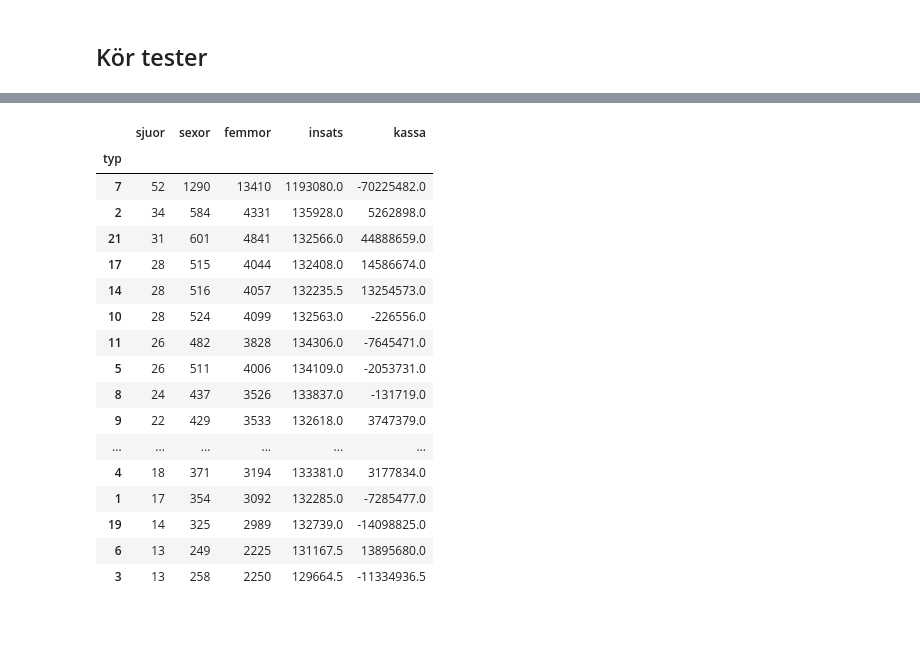
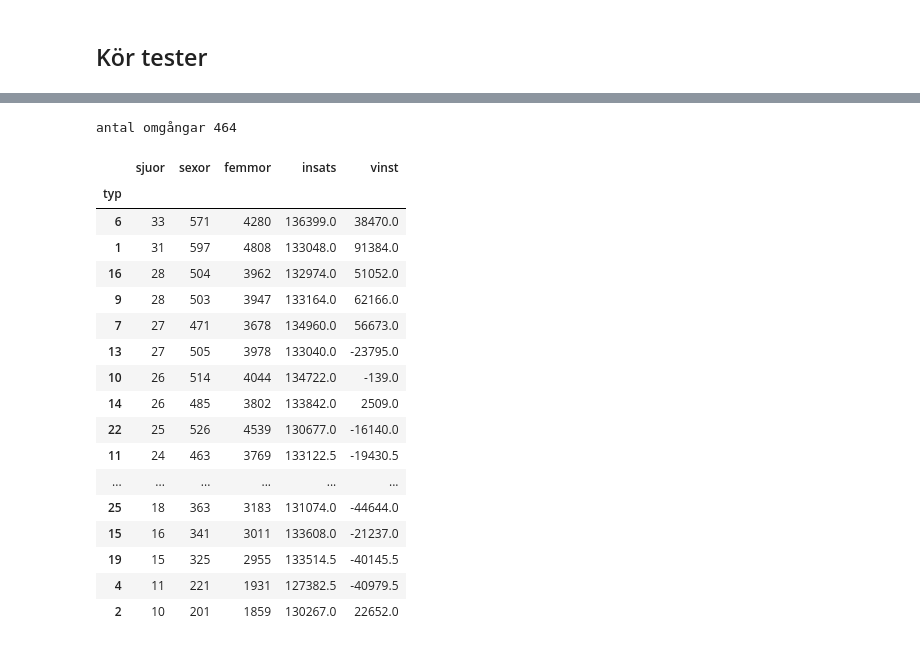
Before and after one commit to carokanns/Trav, a Jupyter notebook: spel/v75_tester/kolla_nya_fearures.ipynb, the cells around one changed output, grey strips where cells are left out. Saved outputs shown, nothing was run; the diff lists cells and outputs as text; code cells hidden in the pictures.

```diff
--- a/spel/v75_tester/kolla_nya_fearures.ipynb
+++ b/spel/v75_tester/kolla_nya_fearures.ipynb
@@ -640,0 +581,4 @@ spel_stats.to_csv('spel_stats.csv', index=False)
+# %%
+# spel_stats.sort_values(by=['typ', 'datum'], inplace=True)
+spel_stats = pd.read_csv('spel_stats.csv')
+spel_stats
@@ -670,0 +637,4 @@ spel_stats.info()
+# %%
+spel_sort = spel_stats.groupby('typ')[['sjuor','sexor','femmor','insats','vinst']].sum().sort_values(by='vinst', ascending=False)
+valda=spel_sort.loc[spel_sort.vinst>-0].index
+valda[:6]
@@ -670,0 +645,16 @@ spel_stats.info()
+# %%
+
+valda = spel_sort.iloc[:4].index.tolist()
+print(valda)
+# create new rows from valda but with enc = True
+
+for typ in valda:
+    l = stats_typer.loc[stats_typer.typ == typ].values[0].tolist()
+
+    # set first item in l to len(stats_typer)+1 as a string and last item to true
+    l[0] = str(len(stats_typer)+1)
+    l[-1] = True
+
+    stats_typer.loc[len(stats_typer)] = l
+
+stats_typer
@@ -670,0 +682,8 @@ spel_stats.info()
+# %%
+for typ in stats_typer.iloc[-len(valda):,:].typ:
+   print('Vald typ: ', typ)
+   spel_dict, temp_stats, dfSpel = run_one_typ(typ)
+   temp_stats['vinst'] = temp_stats.utdelning-temp_stats.insats
+   # temp_stats['kassa'] = temp_stats.vinst.cumsum()
+
+   spel_stats = uppdatera_spel_stats(temp_stats)
@@ -671,23 +706,25 @@ spel_stats.info()
 # %%
-# spel_stats['kassa'] = spel_stats.utdelning-spel_stats.insats
-spel_stats.groupby('typ')[['sjuor','sexor','femmor','insats','kassa']].sum().sort_values(by='sjuor', ascending=False)
+# spel_stats['vinst'] = spel_stats.utdelning-spel_stats.insats
+print('antal omgångar', spel_stats.datum.unique().shape[0])
+spel_stats.groupby('typ')[['sjuor', 'sexor', 'femmor', 'insats', 'vinst']].sum().sort_values(by='sjuor', ascending=False)
 # spel_stats.loc[(spel_stats.typ == 6) & (spel_stats.year==2018)].tail(60)
 # %% [output]
+antal omgångar 464
-|  | sjuor | sexor | femmor | insats | kassa |
+|  | sjuor | sexor | femmor | insats | vinst |
 | typ |  |  |  |  |  |
-| 7 | 52 | 1290 | 13410 | 1193080.0 | -70225482.0 |
-| 2 | 34 | 584 | 4331 | 135928.0 | 5262898.0 |
-| 21 | 31 | 601 | 4841 | 132566.0 | 44888659.0 |
-| 17 | 28 | 515 | 4044 | 132408.0 | 14586674.0 |
-| 14 | 28 | 516 | 4057 | 132235.5 | 13254573.0 |
-| 10 | 28 | 524 | 4099 | 132563.0 | -226556.0 |
-| 11 | 26 | 482 | 3828 | 134306.0 | -7645471.0 |
-| 5 | 26 | 511 | 4006 | 134109.0 | -2053731.0 |
-| 8 | 24 | 437 | 3526 | 133837.0 | -131719.0 |
-| 9 | 22 | 429 | 3533 | 132618.0 | 3747379.0 |
+| 6 | 33 | 571 | 4280 | 136399.0 | 38470.0 |
+| 1 | 31 | 597 | 4808 | 133048.0 | 91384.0 |
+| 16 | 28 | 504 | 3962 | 132974.0 | 51052.0 |
+| 9 | 28 | 503 | 3947 | 133164.0 | 62166.0 |
+| 7 | 27 | 471 | 3678 | 134960.0 | 56673.0 |
+| 13 | 27 | 505 | 3978 | 133040.0 | -23795.0 |
+| 10 | 26 | 514 | 4044 | 134722.0 | -139.0 |
+| 14 | 26 | 485 | 3802 | 133842.0 | 2509.0 |
+| 22 | 25 | 526 | 4539 | 130677.0 | -16140.0 |
+| 11 | 24 | 463 | 3769 | 133122.5 | -19430.5 |
 | ... | ... | ... | ... | ... | ... |
-| 4 | 18 | 371 | 3194 | 133381.0 | 3177834.0 |
-| 1 | 17 | 354 | 3092 | 132285.0 | -7285477.0 |
-| 19 | 14 | 325 | 2989 | 132739.0 | -14098825.0 |
-| 6 | 13 | 249 | 2225 | 131167.5 | 13895680.0 |
-| 3 | 13 | 258 | 2250 | 129664.5 | -11334936.5 |
+| 25 | 18 | 363 | 3183 | 131074.0 | -44644.0 |
+| 15 | 16 | 341 | 3011 | 133608.0 | -21237.0 |
+| 19 | 15 | 325 | 2955 | 133514.5 | -40145.5 |
+| 4 | 11 | 221 | 1931 | 127382.5 | -40979.5 |
+| 2 | 10 | 201 | 1859 | 130267.0 | 22652.0 |
```
Also changed, not shown: parts of 51 cells of this notebook, 53 other files.
